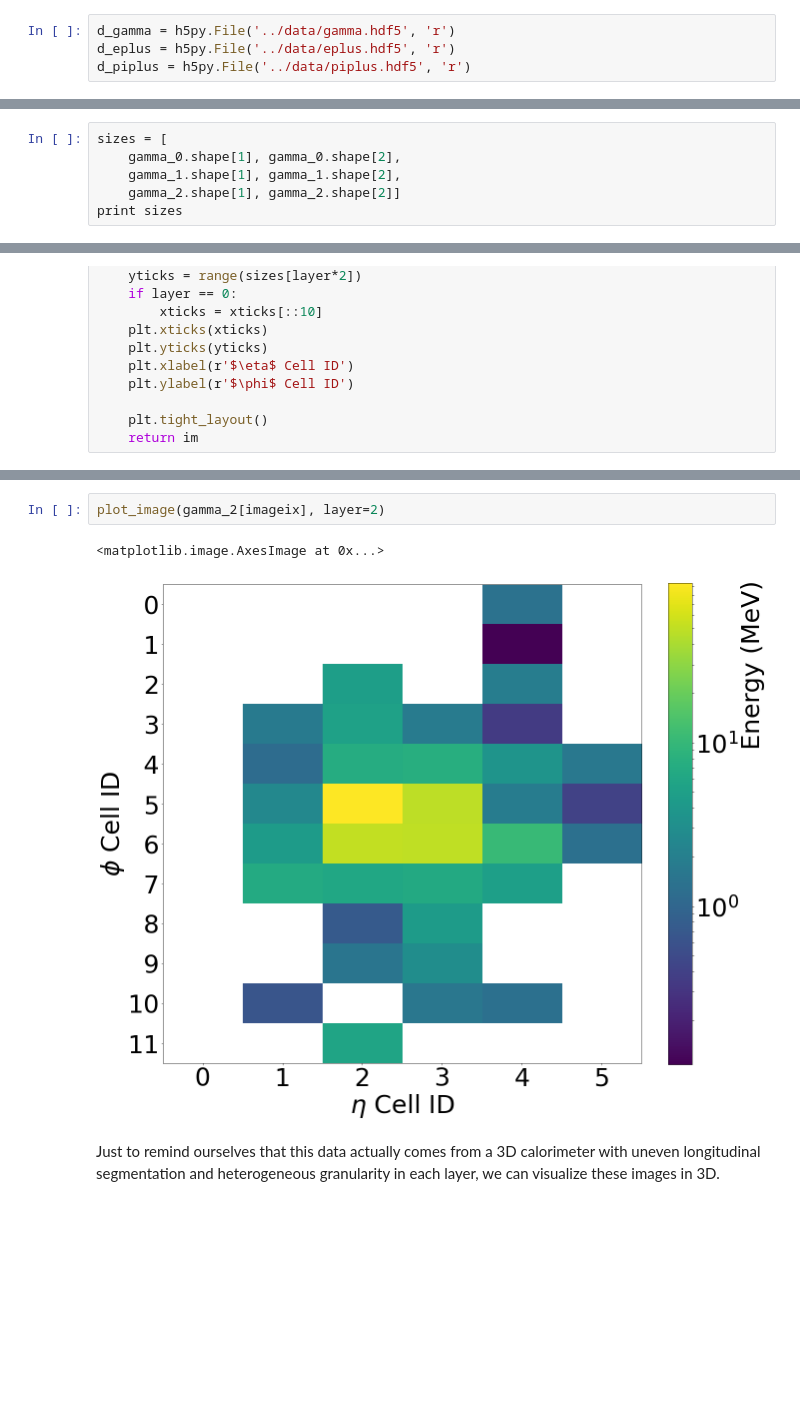
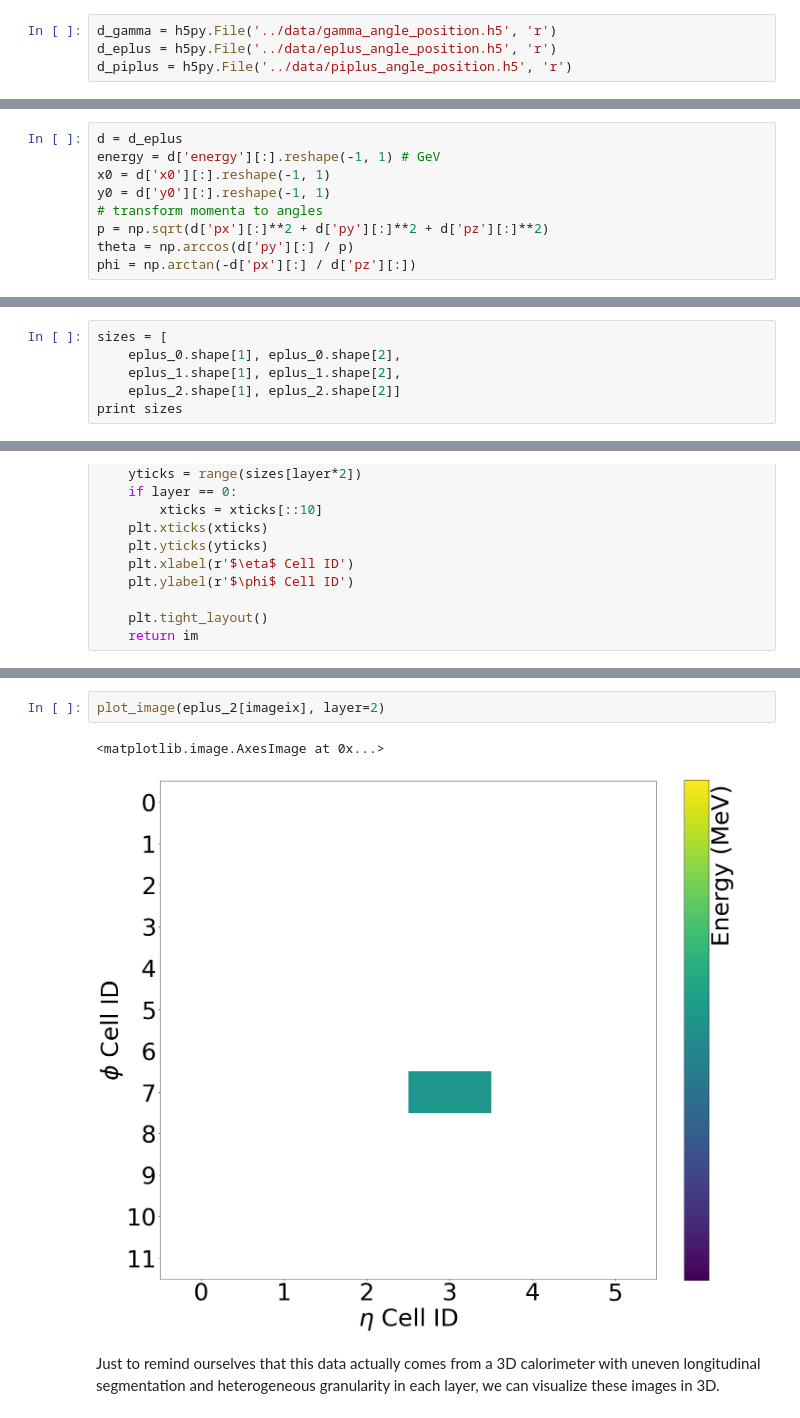
Before and after one commit to hep-lbdl/CaloGAN, a Jupyter notebook: analysis/analysis.ipynb, the cells around one changed output, grey strips where cells are left out. Drawn from its saved outputs; the diff is of its cells as text; blank space fills up the shorter version.

```diff
--- a/analysis/analysis.ipynb
+++ b/analysis/analysis.ipynb
@@ -17,7 +17,7 @@ Let's start with the training datasets. Let's load them all into memory with h5p
 
 The energy collected by each cell in each calorimeter layer is stored in `layer_0`, `layer_1` and `layer_3`. The initial energy of the incident particle is saved in `energy`, while the `overflow` contains the energy that fell outside the calorimeter portion we are considering.
 # %%
-d_gamma = h5py.File('../data/gamma.hdf5', 'r')
-d_eplus = h5py.File('../data/eplus.hdf5', 'r')
-d_piplus = h5py.File('../data/piplus.hdf5', 'r')
+d_gamma = h5py.File('../data/gamma_angle_position.h5', 'r')
+d_eplus = h5py.File('../data/eplus_angle_position.h5', 'r')
+d_piplus = h5py.File('../data/piplus_angle_position.h5', 'r')
 # %%
@@ -39,10 +39,19 @@ real_images_piplus = [piplus_0, piplus_1, piplus_2]
+# %%
+d = d_eplus
+energy = d['energy'][:].reshape(-1, 1) # GeV
+x0 = d['x0'][:].reshape(-1, 1)
+y0 = d['y0'][:].reshape(-1, 1)
+# transform momenta to angles
+p = np.sqrt(d['px'][:]**2 + d['py'][:]**2 + d['pz'][:]**2)
+theta = np.arccos(d['py'][:] / p)
+phi = np.arctan(-d['px'][:] / d['pz'][:])
 # %% [markdown]
 Because of the heterogenous segmentation in eta and phi of each layer of the detector, the images we use to represent the energy deposits in each layer will have different sizes. For convenience later on, we save those sizes in a list.
 # %%
 sizes = [
-    gamma_0.shape[1], gamma_0.shape[2],
-    gamma_1.shape[1], gamma_1.shape[2],
-    gamma_2.shape[1], gamma_2.shape[2]]
+    eplus_0.shape[1], eplus_0.shape[2],
+    eplus_1.shape[1], eplus_1.shape[2],
+    eplus_2.shape[1], eplus_2.shape[2]]
 print sizes
 # %% [output]
 [3, 96, 12, 12, 12, 6]
@@ -94,8 +103,8 @@ im = plot_image(gamma_1[imageix], layer=1)
 # %%
-plot_image(gamma_2[imageix], layer=2)
+plot_image(eplus_2[imageix], layer=2)
 # %% [output]
 <matplotlib.image.AxesImage at 0x...>
-[figure, old version]
+[figure, new version]
 # %% [markdown]
 Just to remind ourselves that this data actually comes from a 3D calorimeter with uneven longitudinal segmentation and heterogeneous granularity in each layer, we can visualize these images in 3D.
 # %%
```
Also changed, not shown: parts of 41 cells of this notebook, 1 other file.
